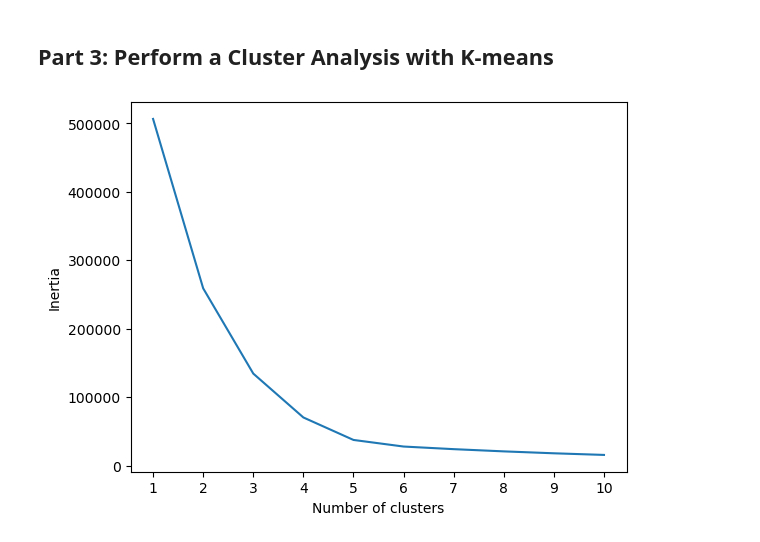
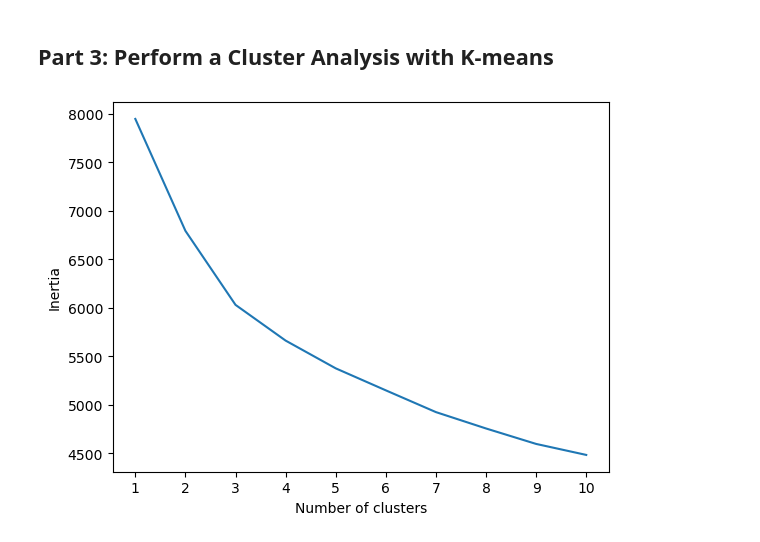
Before and after one commit to TommyHvidhyld/Unsupervised-Machine-Learning, a Jupyter notebook: myopic.ipynb, the cells around one changed output. Cells and saved outputs as stored; diff of their text form; code cells hidden in the pictures.

```diff
--- a/myopic.ipynb
+++ b/myopic.ipynb
@@ -91,23 +95,23 @@ plt.show()
 # %%
 inertia = []
 # Same as k = list(range(1, 11))
 k = [1,2,3,4,5,6,7,8,9,10]
 
 
 # Looking for the best k
 for i in k:
     km = KMeans(n_clusters=i, random_state=0)
-    km.fit(df_myopic)
+    km.fit(df_myopic_pca)
     inertia.append(km.inertia_)
 
 # Define a DataFrame to plot the Elbow Curve using hvPlot
 elbow_data = {"k": k, "inertia": inertia}
 df_elbow = pd.DataFrame(elbow_data)
 
 plt.plot(df_elbow['k'], df_elbow['inertia'])
 plt.xticks(range(1,11))
 plt.xlabel('Number of clusters')
 plt.ylabel('Inertia')
 plt.show()
 # %% [output]
-[figure, old version]
+[figure, new version]
```
Also changed, not shown: parts of 6 cells of this notebook.
